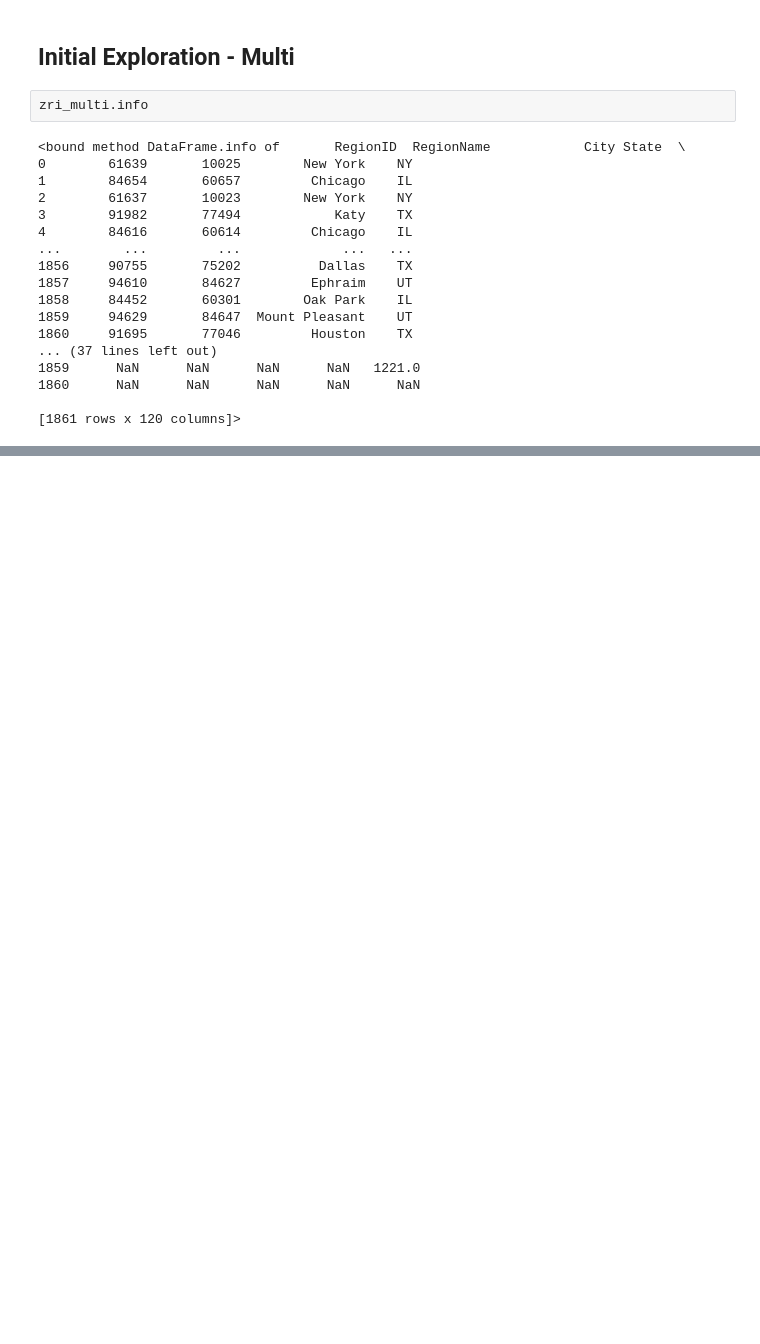
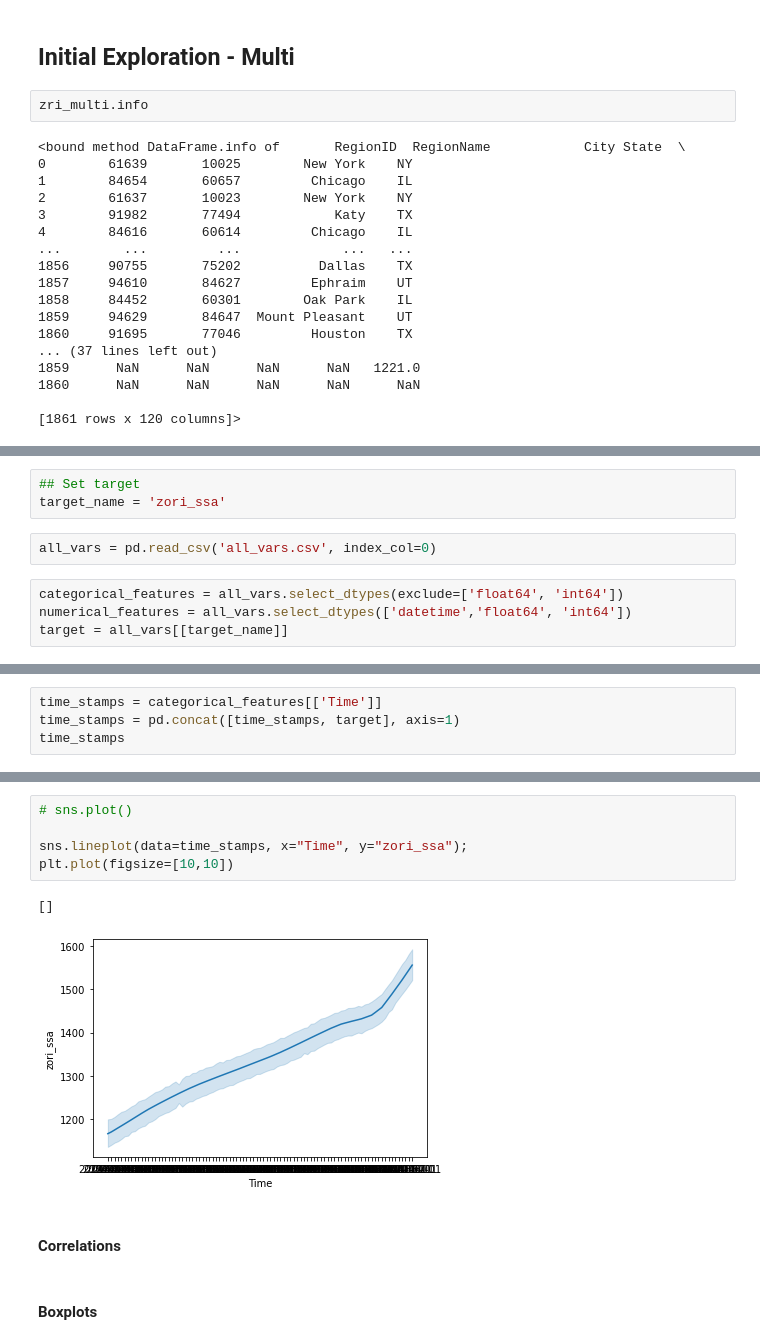
Before and after one commit to HaydenWarren/zri-forecast, a Jupyter notebook: julie/InitialEDA.ipynb, the cells around one changed output, grey strips where cells are left out. Saved outputs shown, nothing was run; the diff lists cells and outputs as text; blank space fills up the shorter version.

```diff
--- a/julie/InitialEDA.ipynb
+++ b/julie/InitialEDA.ipynb
@@ -194,0 +140,9 @@ zri_multi.groupby('State')
+# %%
+## Set target
+target_name = 'zori_ssa'
+# %%
+all_vars = pd.read_csv('all_vars.csv', index_col=0)
+# %%
+categorical_features = all_vars.select_dtypes(exclude=['float64', 'int64'])
+numerical_features = all_vars.select_dtypes(['datetime','float64', 'int64'])
+target = all_vars[[target_name]]
@@ -194,0 +171,4 @@ zri_multi.groupby('State')
+# %%
+time_stamps = categorical_features[['Time']]
+time_stamps = pd.concat([time_stamps, target], axis=1)
+time_stamps
@@ -194,0 +189,12 @@ zri_multi.groupby('State')
+# %%
+# sns.plot()
+
+sns.lineplot(data=time_stamps, x="Time", y="zori_ssa");
+plt.plot(figsize=[10,10])
+# %% [output]
+[]
+[figure, added]
+# %% [markdown]
+#### Correlations
+# %% [markdown]
+#### Boxplots
```
Also changed, not shown: parts of 25 cells of this notebook, 3 other files.
